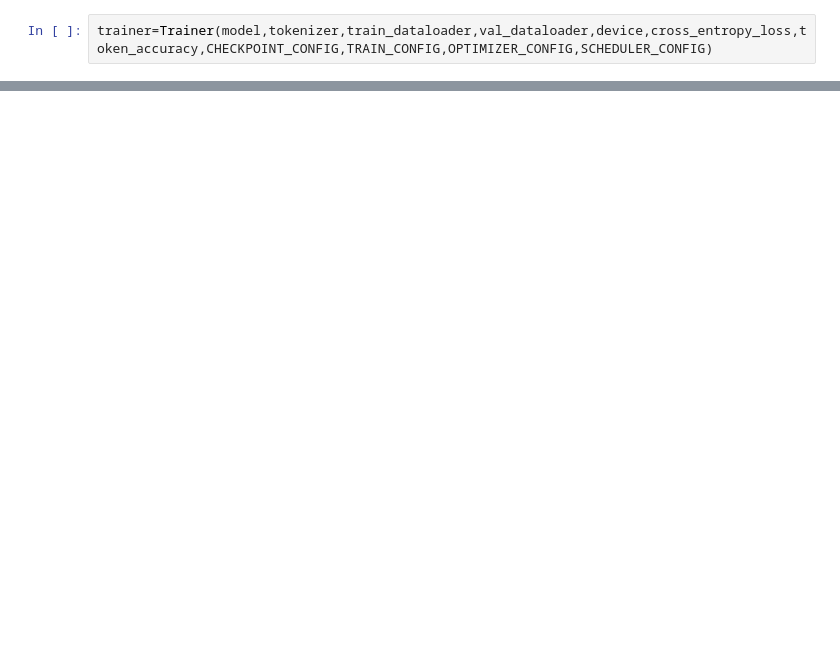
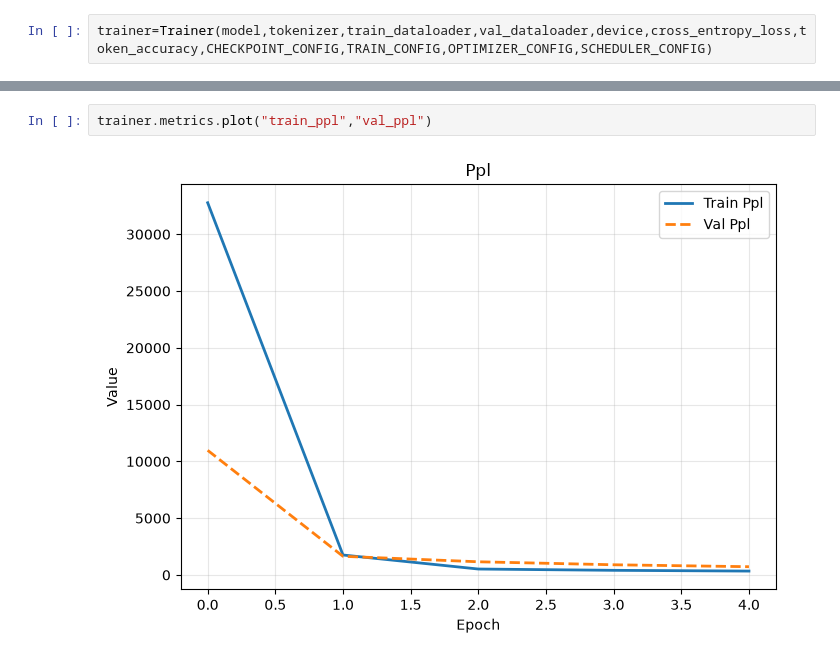
Before and after one commit to nikhild791/llm-evolution, a Jupyter notebook: train.ipynb, the cells around one changed output, grey strips where cells are left out. Saved outputs shown, nothing was run; the diff lists cells and outputs as text; blank space fills up the shorter version.

```diff
--- a/train.ipynb
+++ b/train.ipynb
@@ -60,0 +85,4 @@ KeyboardInterrupt:
+# %%
+trainer.metrics.plot("train_ppl","val_ppl")
+# %% [output]
+[figure, added]
```
Also changed, not shown: parts of 6 cells of this notebook, 10 other files.
